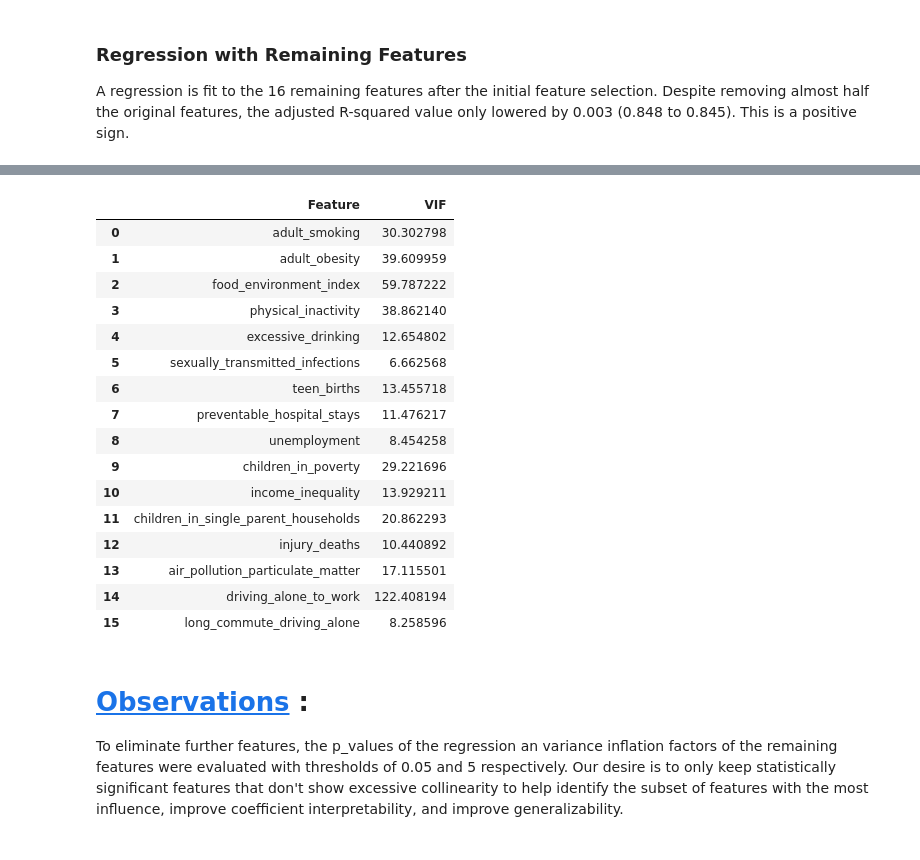
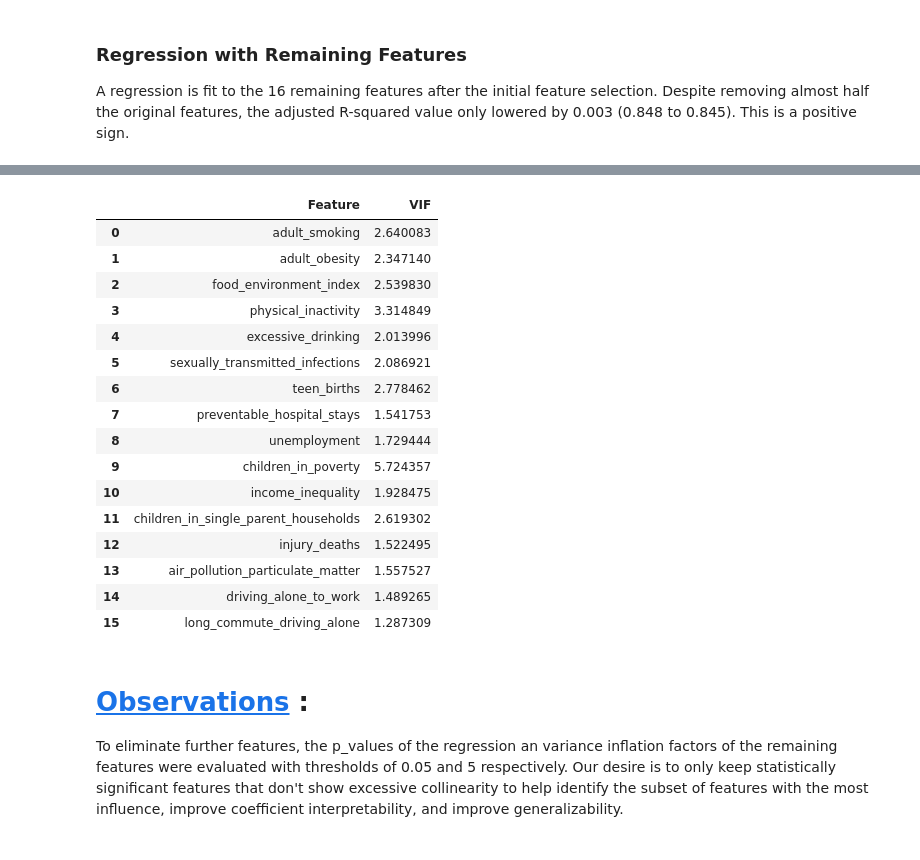
Before and after one commit to jankomah/Predicting_Life_Expectancy, a Jupyter notebook: 02.Josh_Modelling.ipynb, the cells around one changed output, grey strips where cells are left out. Saved outputs shown, nothing was run; the diff lists cells and outputs as text; code cells hidden in the pictures.

```diff
--- a/02.Josh_Modelling.ipynb
+++ b/02.Josh_Modelling.ipynb
@@ -67,2 +68,2 @@ Life Expectancy Data - rows: 2473 columns: 38
 # %%
-County_health = County_h.copy()
+County_health = County_h[:]
@@ -92,3 +114,6 @@ cols_dict
  'severe_housing_problems_raw_value',
  'driving_alone_to_work_raw_value',
  'long_commute_driving_alone_raw_value']
+# %%
+rename = [x.replace('_raw_value','') for x in cols_dict]
+County_health.columns = rename
@@ -369,7 +395,7 @@ The performance of the baseline model is good, but we'd like to improve or maint
 # %% [markdown]
 # <a id='7'>Generating standardized data sets as dataframes<a/>
 # %%
-ss = MinMaxScaler()
+ss = StandardScaler()
 ss.fit(X_train1)
 
 X_train = ss.transform(X_train1)
@@ -379,7 +405,7 @@ X_train = pd.DataFrame(X_train, columns = feature_vars, index = X_train1.index)
 X_test = pd.DataFrame(X_test, columns = feature_vars, index = X_test1.index)
 # %%
 # creating training dataset with the standardized data
-train_new1 = pd.merge(y_train, X_train, left_index=True, right_index=True)
+train_df = pd.merge(y_train, X_train, left_index=True, right_index=True)
 # %% [markdown]
 # <a id='7'>Correlation and Collinearity<a/>
 # %%
@@ -558,25 +584,25 @@ OLS Regression Results
 Warnings:
 [1] Standard Errors assume that the covariance matrix of the errors is correctly specified.
 # %%
-feat.printing_variance_inflation_factor(bic_feats, train_new1)
+feat.printing_variance_inflation_factor(bic_feats, train_df)
 # %% [output]
 |  | Feature | VIF |
-| 0 | adult_smoking | 30.302798 |
-| 1 | adult_obesity | 39.609959 |
-| 2 | food_environment_index | 59.787222 |
-| 3 | physical_inactivity | 38.862140 |
-| 4 | excessive_drinking | 12.654802 |
-| 5 | sexually_transmitted_infections | 6.662568 |
-| 6 | teen_births | 13.455718 |
-| 7 | preventable_hospital_stays | 11.476217 |
-| 8 | unemployment | 8.454258 |
-| 9 | children_in_poverty | 29.221696 |
-| 10 | income_inequality | 13.929211 |
-| 11 | children_in_single_parent_households | 20.862293 |
-| 12 | injury_deaths | 10.440892 |
-| 13 | air_pollution_particulate_matter | 17.115501 |
-| 14 | driving_alone_to_work | 122.408194 |
-| 15 | long_commute_driving_alone | 8.258596 |
+| 0 | adult_smoking | 2.640083 |
+| 1 | adult_obesity | 2.347140 |
+| 2 | food_environment_index | 2.539830 |
+| 3 | physical_inactivity | 3.314849 |
+| 4 | excessive_drinking | 2.013996 |
+| 5 | sexually_transmitted_infections | 2.086921 |
+| 6 | teen_births | 2.778462 |
+| 7 | preventable_hospital_stays | 1.541753 |
+| 8 | unemployment | 1.729444 |
+| 9 | children_in_poverty | 5.724357 |
+| 10 | income_inequality | 1.928475 |
+| 11 | children_in_single_parent_households | 2.619302 |
+| 12 | injury_deaths | 1.522495 |
+| 13 | air_pollution_particulate_matter | 1.557527 |
+| 14 | driving_alone_to_work | 1.489265 |
+| 15 | long_commute_driving_alone | 1.287309 |
 # %% [markdown]
 # [Observations](#0) :
 
```
Also changed, not shown: parts of 27 cells of this notebook.
